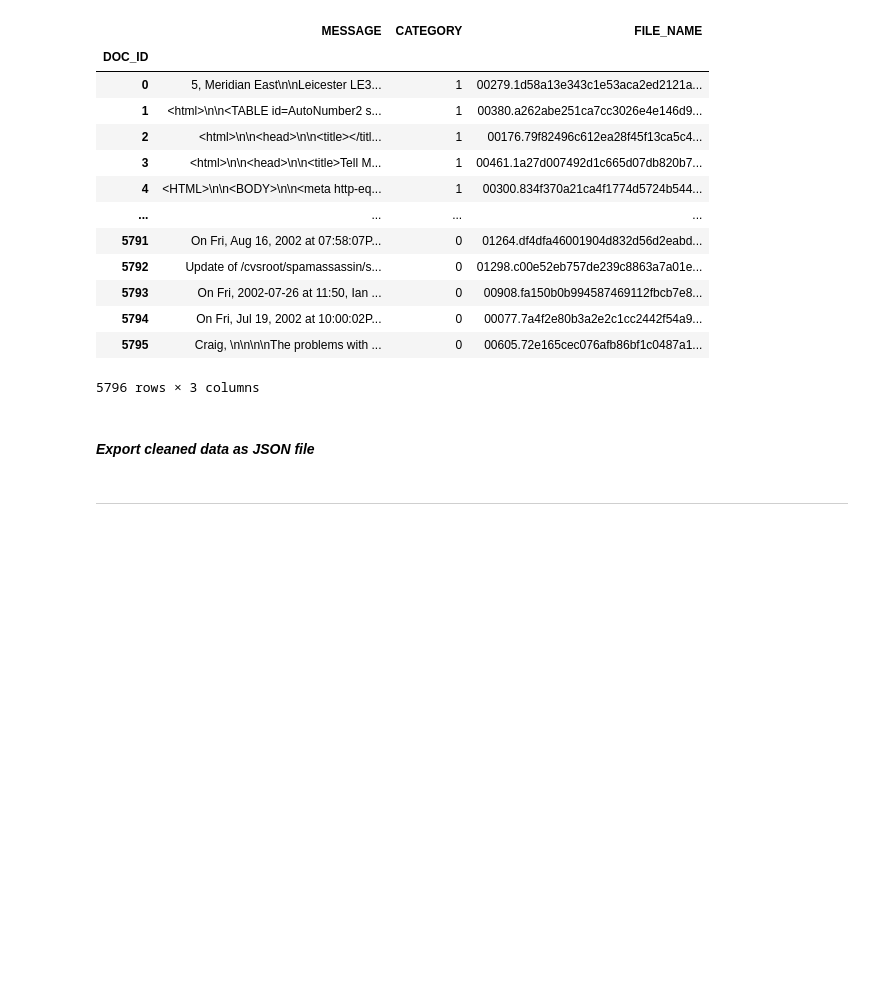
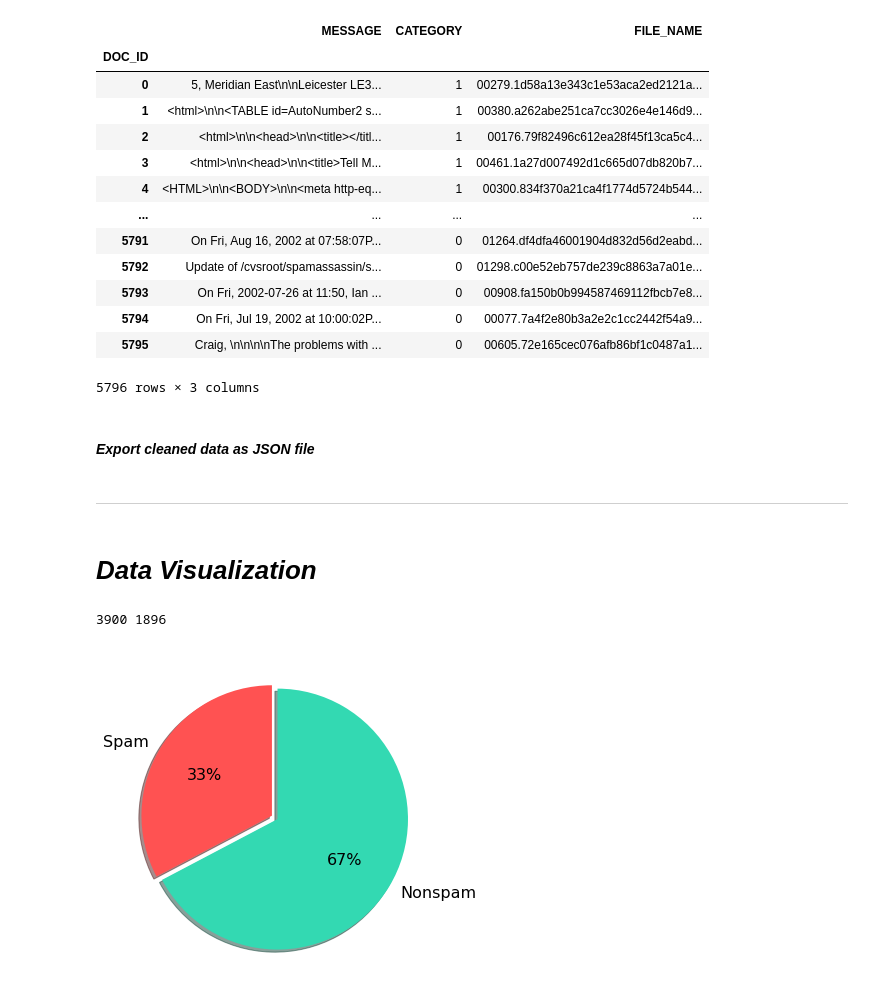
Before and after one commit to playeredlc/DataScience-Learnings, a Jupyter notebook: Spam-Filter/pre_proccess_data.ipynb, the cells around one changed output. Drawn from its saved outputs; the diff is of its cells as text; code cells hidden in the pictures; blank space fills up the shorter version.

Commit message:
spam-filter: Data visualization, pie/donut charts.

```diff
--- a/Spam-Filter/pre_proccess_data.ipynb
+++ b/Spam-Filter/pre_proccess_data.ipynb
@@ -126,3 +129,25 @@ data
 data.to_json(DATA_JSON_FILE) # exported to desktop for now
 # %% [markdown]
 ---
+# %% [markdown]
+# *Data Visualization*
+# %%
+data.CATEGORY.value_counts()
+amount_ham, amount_spam = data.CATEGORY.value_counts()
+print(amount_ham, amount_spam)
+# %% [output]
+3900 1896
+# %%
+# Generate pie chart
+category_names = ['Spam', 'Nonspam']
+sizes = [amount_spam, amount_ham]
+pie_colors = ['#ff5252', '#33d9b2']
+plt.figure(figsize=(6, 6))
+plt.pie(sizes, labels=category_names,
+        textprops={'fontsize': 16}, startangle=90,
+        autopct='%1.0f%%', colors=pie_colors,
+        explode=[0, 0.05], shadow=True
+       )
+plt.show()
+# %% [output]
+[figure, added]
```
Also changed, not shown: parts of 3 cells of this notebook.
